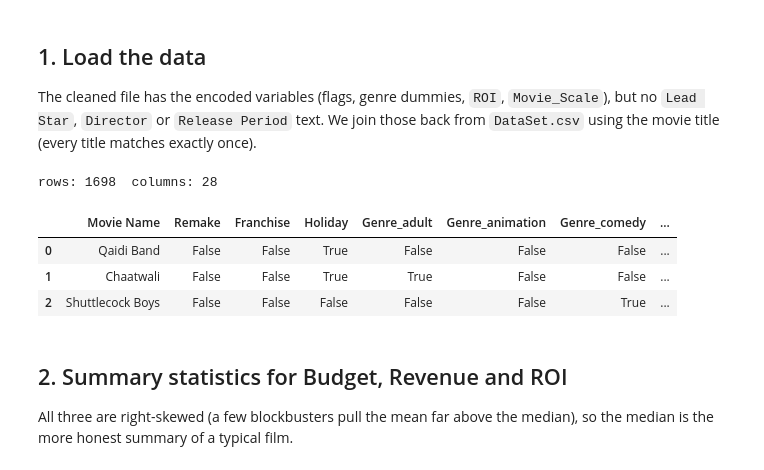
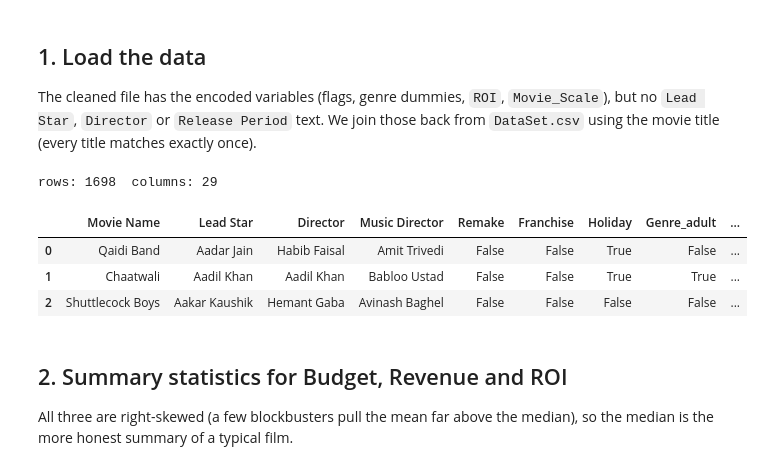
Before and after one commit to Chaos0Speed/IndianMovies, a Jupyter notebook: 2.EDA.ipynb, the cells around one changed output. Saved outputs shown, nothing was run; the diff lists cells and outputs as text; code cells hidden in the pictures.

Commit message:
reworked EDA and CleanUP

```diff
--- a/2.EDA.ipynb
+++ b/2.EDA.ipynb
@@ -28,19 +29,17 @@ matches exactly once).
 # %%
 df = pd.read_csv("CleanedDataSet.csv").rename(
     columns={"Budget(INR)": "Budget", "Revenue(INR)": "Revenue"})
 
-source = pd.read_csv("DataSet.csv")
-df = df.merge(source[["Movie Name", "Lead Star", "Director"]],
-              on="Movie Name", how="left")
+source = pd.read_csv("CleanedDataSet.csv")
 
 print("rows:", len(df), " columns:", df.shape[1])
 df.head(3)
 # %% [output]
-rows: 1698  columns: 28
+rows: 1698  columns: 29
-|  | Movie Name | Remake | Franchise | Holiday | Genre_adult | Genre_animation | Genre_comedy | ... |
-| 0 | Qaidi Band | False | False | True | False | False | False | ... |
-| 1 | Chaatwali | False | False | True | True | False | False | ... |
-| 2 | Shuttlecock Boys | False | False | False | False | False | True | ... |
+|  | Movie Name | Lead Star | Director | Music Director | Remake | Franchise | Holiday | Genre_adult | ... |
+| 0 | Qaidi Band | Aadar Jain | Habib Faisal | Amit Trivedi | False | False | True | False | ... |
+| 1 | Chaatwali | Aadil Khan | Aadil Khan | Babloo Ustad | False | False | True | True | ... |
+| 2 | Shuttlecock Boys | Aakar Kaushik | Hemant Gaba | Avinash Baghel | False | False | False | False | ... |
 # %% [markdown]
 ## 2. Summary statistics for Budget, Revenue and ROI
 
```
Also changed, not shown: parts of 4 cells of this notebook, 11 other files.
